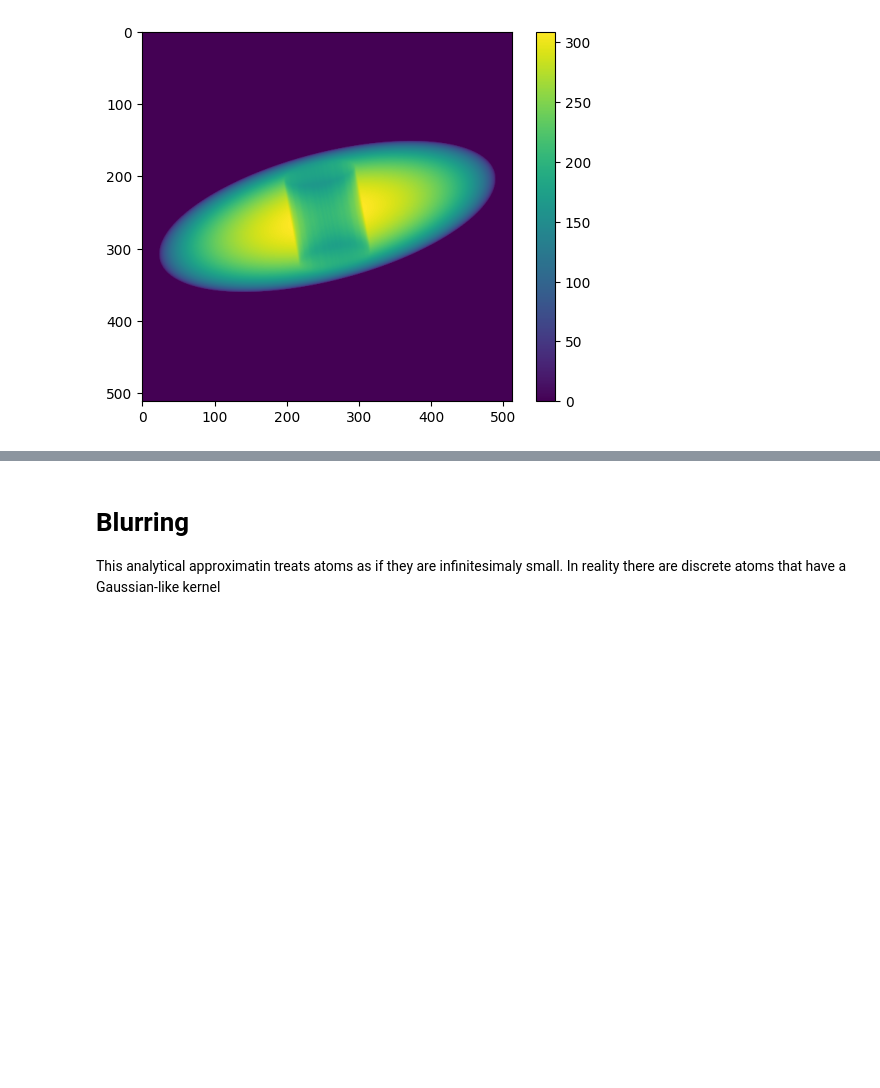
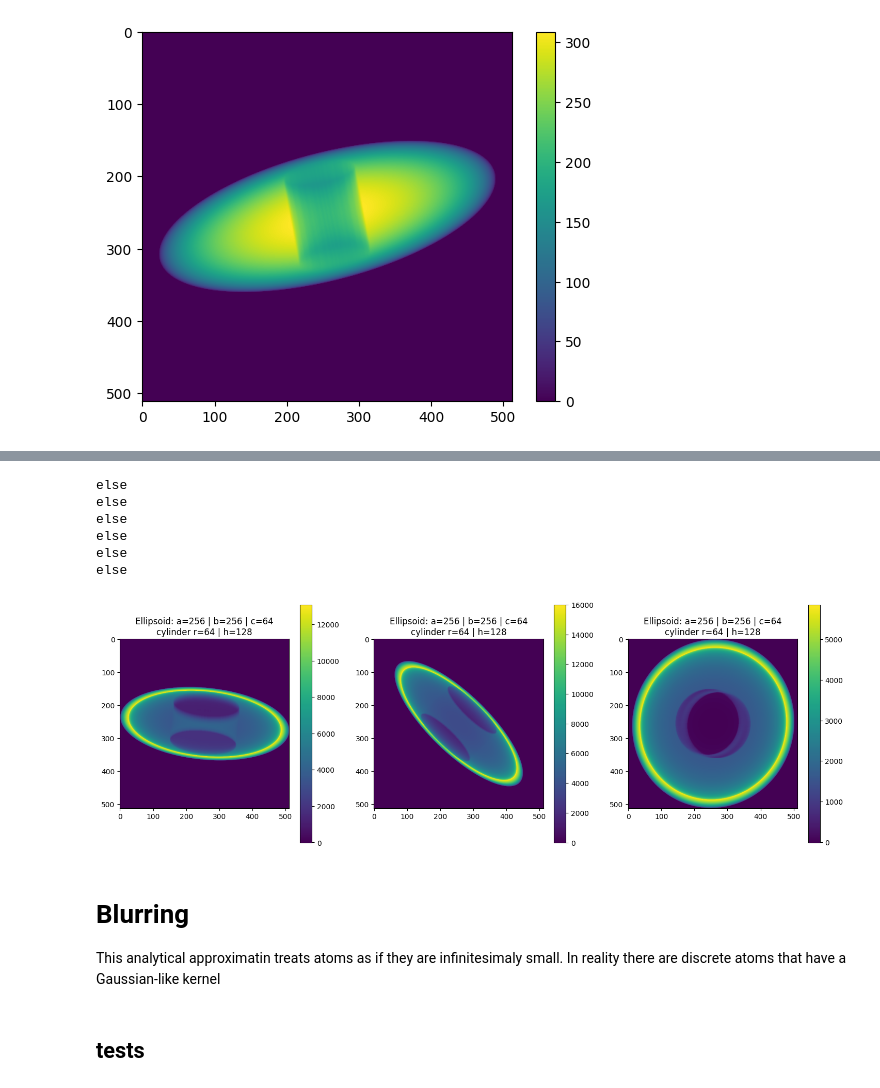
Before and after one commit to h-alvarenga/simSPI, a Jupyter notebook: notebooks/geometric_micelle.ipynb, the cells around one changed output, grey strips where cells are left out. Drawn from its saved outputs; the diff is of its cells as text; code cells hidden in the pictures; blank space fills up the shorter version.

```diff
--- a/notebooks/geometric_micelle.ipynb
+++ b/notebooks/geometric_micelle.ipynb
@@ -379,3 +425,40 @@ else
+# %%
+scale=256
+a=256
+b=256
+c=64
+step_x = step_y = 1
+max_axis = np.max([a,b])
+x_mesh, y_mesh = np.meshgrid(np.arange(-max_axis,max_axis,step=step_x),np.arange(-max_axis,max_axis,step=step_y))
+
+n_plots = 3
+fig, axes = plt.subplots(ncols=n_plots, figsize=(6*n_plots,6))
+np.random.seed(1)
+for idx, rotation in enumerate(Rotation.random(num=n_plots).as_matrix()):
+
+    micelle = two_phase_micelle(x_mesh,y_mesh,
+                                a=a,
+                                b=b,
+                                c=c,
+                                rotation=rotation,
+                                radius_circle=100,
+                                inner_shell_ratio=0.9,
+                                shell_density_ratio=100)
+
+    ax = axes[idx].imshow(micelle)
+    fig.colorbar(ax,ax=axes[idx])
+
+    axes[idx].set_title(f'Ellipsoid: a={a} | b={b} | c={c}' + '\n' + f'cylinder r={radius_circle} | h={h}')
+# %% [output]
+else
+else
+else
+else
+else
+else
+[figure, added]
 # %% [markdown]
 # Blurring
 This analytical approximatin treats atoms as if they are infinitesimaly small. In reality there are discrete atoms that have a Gaussian-like kernel
+# %% [markdown]
+## tests
```
Also changed, not shown: parts of 6 cells of this notebook, 2 other files.
